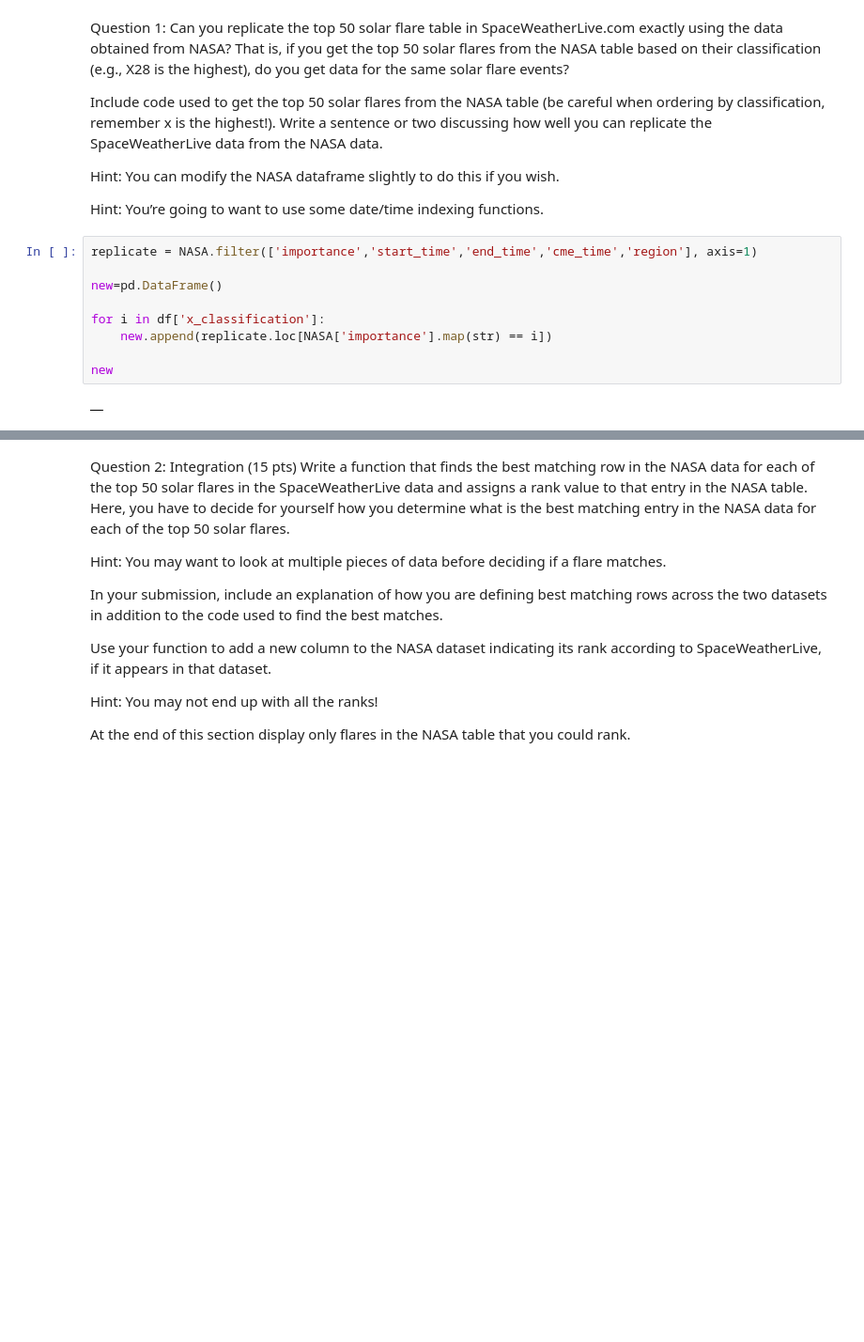
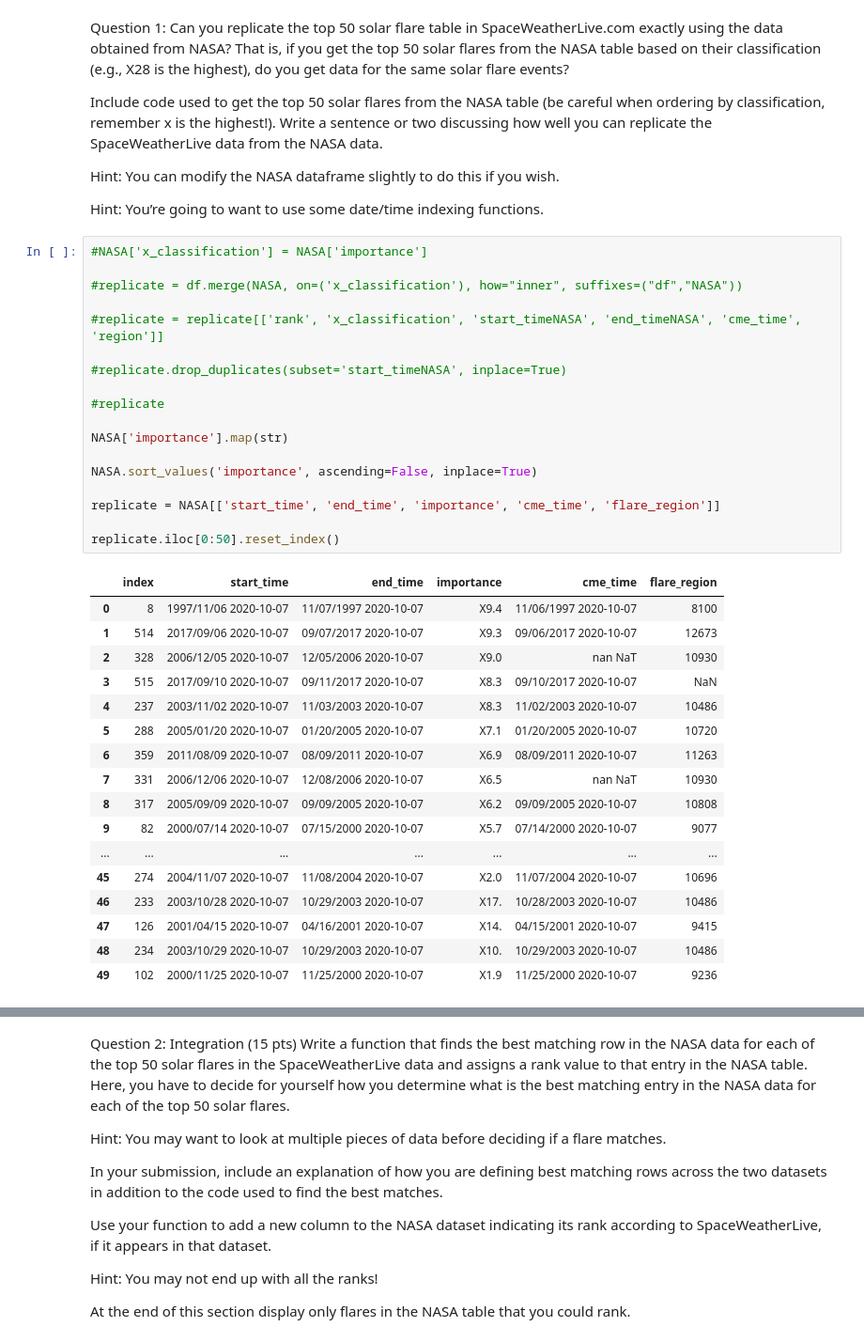
Before and after one commit to kylestrougo/DataProject1, a Jupyter notebook: Untitled.ipynb, the cells around one changed output, grey strips where cells are left out. Shown at 94% size. Saved outputs shown, nothing was run; the diff lists cells and outputs as text; blank space fills up the shorter version.

```diff
--- a/Untitled.ipynb
+++ b/Untitled.ipynb
@@ -358,14 +353,39 @@ Include code used to get the top 50 solar flares from the NASA table (be careful
 Hint: You can modify the NASA dataframe slightly to do this if you wish.
 
 Hint: You’re going to want to use some date/time indexing functions.
-# %%
-replicate = NASA.filter(['importance','start_time','end_time','cme_time','region'], axis=1)
-
-new=pd.DataFrame()
-
-for i in df['x_classification']:
-    new.append(replicate.loc[NASA['importance'].map(str) == i])
-
-new
-# %% [output]
-|  |
+# %%
+#NASA['x_classification'] = NASA['importance']
+
+#replicate = df.merge(NASA, on=('x_classification'), how="inner", suffixes=("df","NASA"))
+
+#replicate = replicate[['rank', 'x_classification', 'start_timeNASA', 'end_timeNASA', 'cme_time', 'region']]
+
+#replicate.drop_duplicates(subset='start_timeNASA', inplace=True)
+
+#replicate
+
+NASA['importance'].map(str)
+
+NASA.sort_values('importance', ascending=False, inplace=True)
+
+replicate = NASA[['start_time', 'end_time', 'importance', 'cme_time', 'flare_region']]
+
+replicate.iloc[0:50].reset_index()
+# %% [output]
+|  | index | start_time | end_time | importance | cme_time | flare_region |
+| 0 | 8 | 1997/11/06 2020-10-07 | 11/07/1997 2020-10-07 | X9.4 | 11/06/1997 2020-10-07 | 8100 |
+| 1 | 514 | 2017/09/06 2020-10-07 | 09/07/2017 2020-10-07 | X9.3 | 09/06/2017 2020-10-07 | 12673 |
+| 2 | 328 | 2006/12/05 2020-10-07 | 12/05/2006 2020-10-07 | X9.0 | nan NaT | 10930 |
+| 3 | 515 | 2017/09/10 2020-10-07 | 09/11/2017 2020-10-07 | X8.3 | 09/10/2017 2020-10-07 | NaN |
+| 4 | 237 | 2003/11/02 2020-10-07 | 11/03/2003 2020-10-07 | X8.3 | 11/02/2003 2020-10-07 | 10486 |
+| 5 | 288 | 2005/01/20 2020-10-07 | 01/20/2005 2020-10-07 | X7.1 | 01/20/2005 2020-10-07 | 10720 |
+| 6 | 359 | 2011/08/09 2020-10-07 | 08/09/2011 2020-10-07 | X6.9 | 08/09/2011 2020-10-07 | 11263 |
+| 7 | 331 | 2006/12/06 2020-10-07 | 12/08/2006 2020-10-07 | X6.5 | nan NaT | 10930 |
+| 8 | 317 | 2005/09/09 2020-10-07 | 09/09/2005 2020-10-07 | X6.2 | 09/09/2005 2020-10-07 | 10808 |
+| 9 | 82 | 2000/07/14 2020-10-07 | 07/15/2000 2020-10-07 | X5.7 | 07/14/2000 2020-10-07 | 9077 |
+| ... | ... | ... | ... | ... | ... | ... |
+| 45 | 274 | 2004/11/07 2020-10-07 | 11/08/2004 2020-10-07 | X2.0 | 11/07/2004 2020-10-07 | 10696 |
+| 46 | 233 | 2003/10/28 2020-10-07 | 10/29/2003 2020-10-07 | X17. | 10/28/2003 2020-10-07 | 10486 |
+| 47 | 126 | 2001/04/15 2020-10-07 | 04/16/2001 2020-10-07 | X14. | 04/15/2001 2020-10-07 | 9415 |
+| 48 | 234 | 2003/10/29 2020-10-07 | 10/29/2003 2020-10-07 | X10. | 10/29/2003 2020-10-07 | 10486 |
+| 49 | 102 | 2000/11/25 2020-10-07 | 11/25/2000 2020-10-07 | X1.9 | 11/25/2000 2020-10-07 | 9236 |
```
Also changed, not shown: parts of 16 cells of this notebook.
